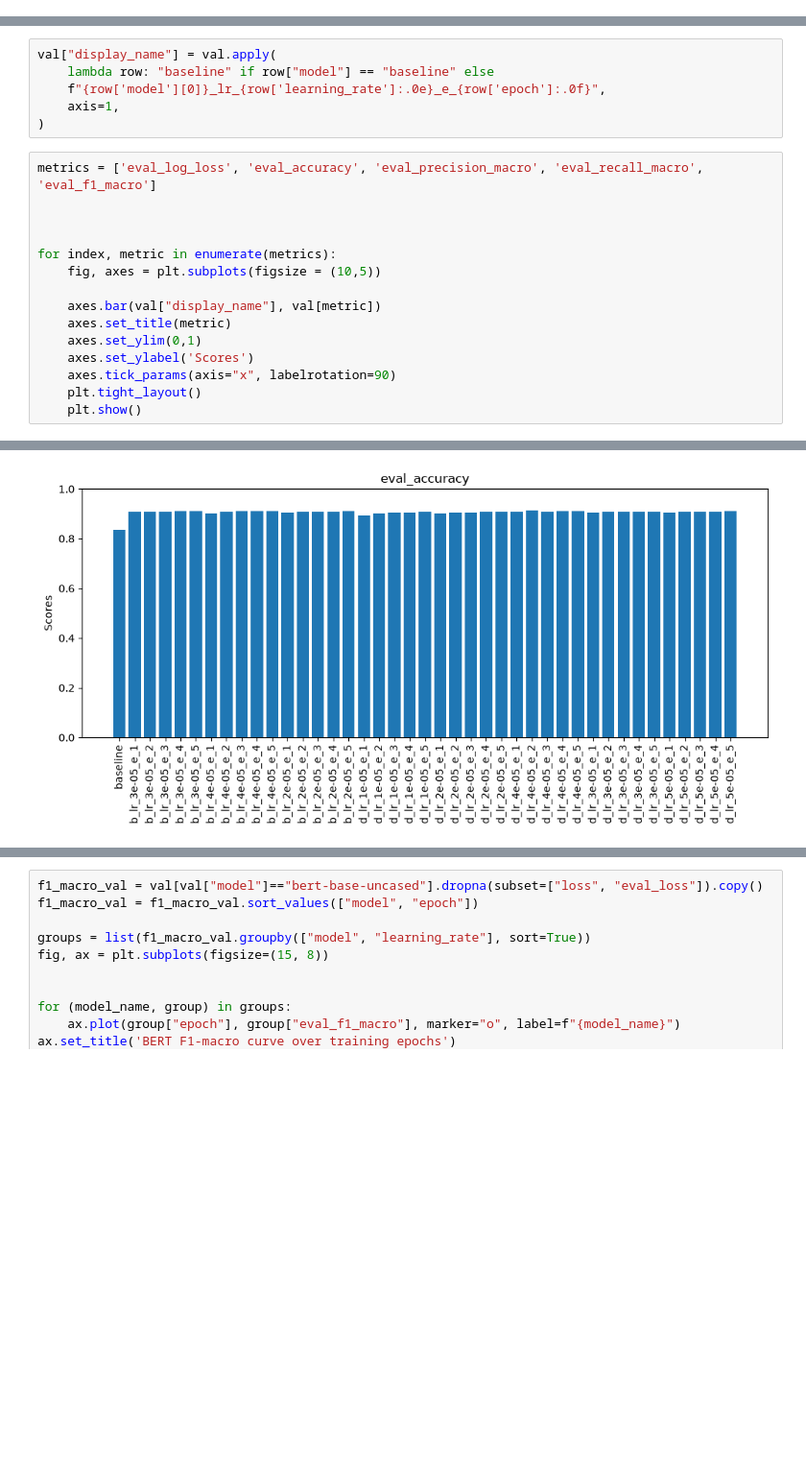
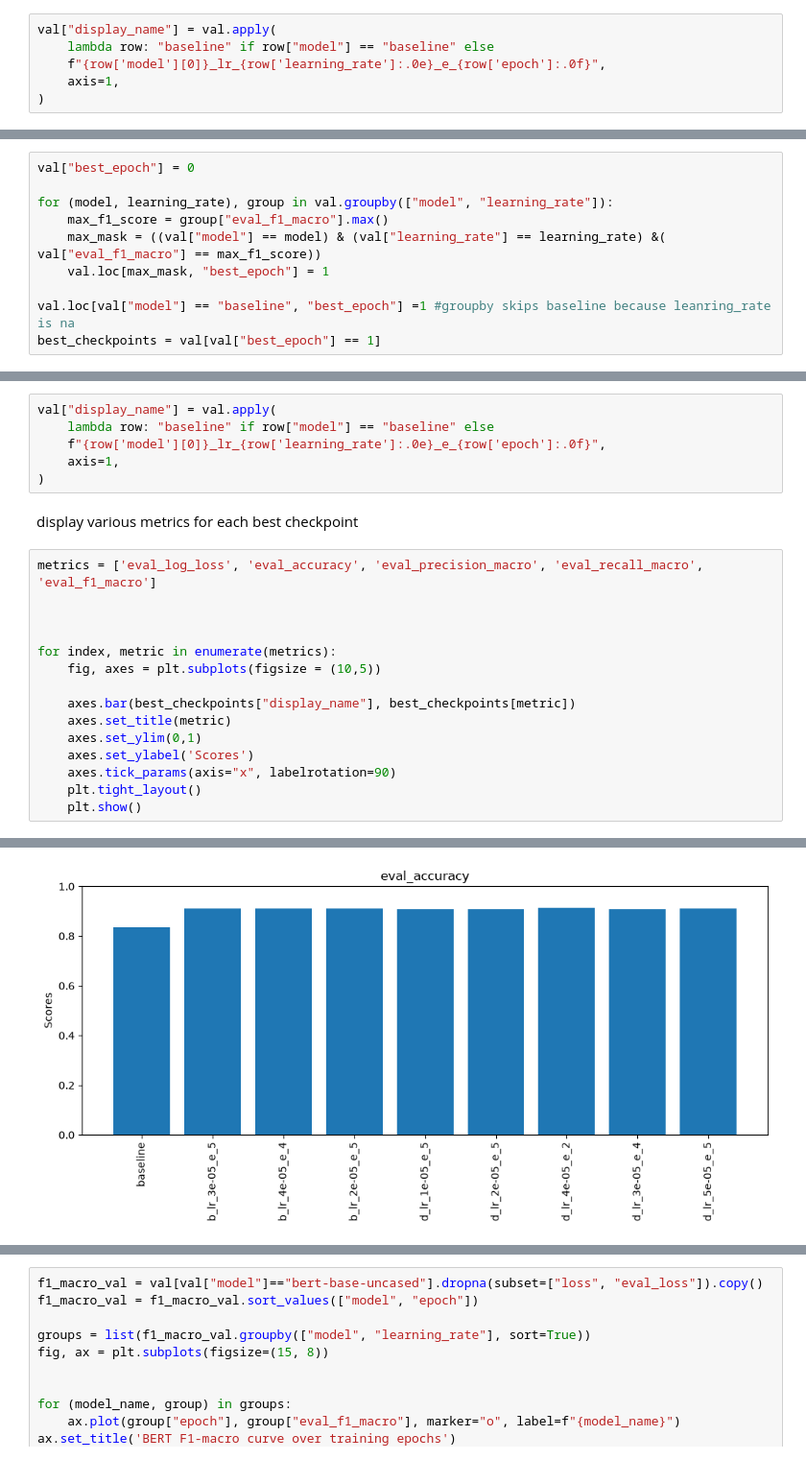
Before and after one commit to takiboti2/fakenewsclassification-demo, a Jupyter notebook: evaluation.ipynb, the cells around one changed output, grey strips where cells are left out. Shown at 96% size. Drawn from its saved outputs; the diff is of its cells as text; blank space fills up the shorter version.

```diff
--- a/evaluation.ipynb
+++ b/evaluation.ipynb
@@ -83,0 +104,6 @@ val = val.drop(columns=["grad_norm", "eval_runtime", "eval_samples_per_second",
+# %%
+val["display_name"] = val.apply(
+    lambda row: "baseline" if row["model"] == "baseline" else
+    f"{row['model'][0]}_lr_{row['learning_rate']:.0e}_e_{row['epoch']:.0f}",
+    axis=1,
+)
@@ -83,0 +112,10 @@ val = val.drop(columns=["grad_norm", "eval_runtime", "eval_samples_per_second",
+# %%
+val["best_epoch"] = 0
+
+for (model, learning_rate), group in val.groupby(["model", "learning_rate"]):
+    max_f1_score = group["eval_f1_macro"].max()
+    max_mask = ((val["model"] == model) & (val["learning_rate"] == learning_rate) &( val["eval_f1_macro"] == max_f1_score))
+    val.loc[max_mask, "best_epoch"] = 1
+
+val.loc[val["model"] == "baseline", "best_epoch"] =1 #groupby skips baseline because leanring_rate is na
+best_checkpoints = val[val["best_epoch"] == 1]
@@ -87,6 +138,8 @@ val["display_name"] = val.apply(
     f"{row['model'][0]}_lr_{row['learning_rate']:.0e}_e_{row['epoch']:.0f}",
     axis=1,
 )
+# %% [markdown]
+display various metrics for each best checkpoint
 # %%
 metrics = ['eval_log_loss', 'eval_accuracy', 'eval_precision_macro', 'eval_recall_macro', 'eval_f1_macro']
 
@@ -95,7 +148,7 @@ metrics = ['eval_log_loss', 'eval_accuracy', 'eval_precision_macro', 'eval_recal
 for index, metric in enumerate(metrics):
     fig, axes = plt.subplots(figsize = (10,5))
 
-    axes.bar(val["display_name"], val[metric])
+    axes.bar(best_checkpoints["display_name"], best_checkpoints[metric])
     axes.set_title(metric)
     axes.set_ylim(0,1)
     axes.set_ylabel('Scores')
@@ -107 +160 @@ for index, metric in enumerate(metrics):
-[figure, old version]
+[figure, new version]
```
Also changed, not shown: parts of 18 cells of this notebook, 1 other file.
